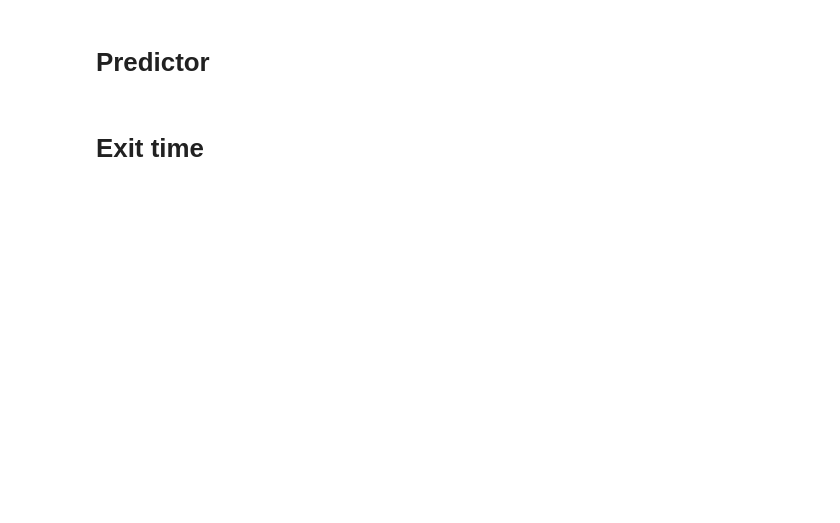
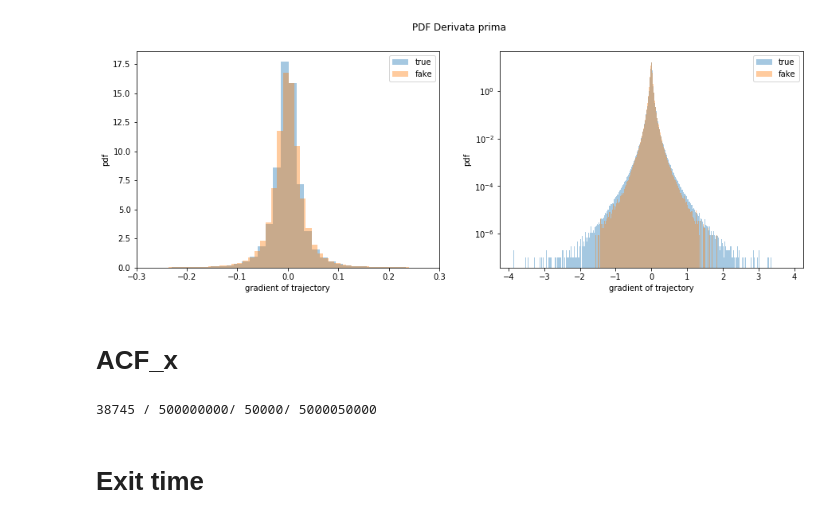
Before and after one commit to scarpma/lagrangian, a Jupyter notebook: gan_test.ipynb, the cells around one changed output. Drawn from its saved outputs; the diff is of its cells as text; code cells hidden in the pictures; blank space fills up the shorter version.

```diff
--- a/gan_test.ipynb
+++ b/gan_test.ipynb
@@ -41,4 +76,57 @@ generati 8.246832 -8.291642
+# %%
+fig, (ax1, ax2) = plt.subplots(1,2,figsize=(15,5))
+fig.suptitle('PDF Derivata prima')
+hist, bin_edges = load_pdf('data/pdf_ax')
+
+ax1.hist(bin_edges[:-1], bin_edges, weights=hist, alpha=0.4, label='true')
+ax1.hist(gm.flatten(), bins=300, label='fake', alpha=0.4, density=True)
+ax1.legend()
+ax1.set_xlabel('gradient of trajectory')
+ax1.set_ylabel('pdf')
+ax1.set_xlim([-0.3,0.3])
+
+ax2.hist(bin_edges[:-1], bin_edges, weights=hist, alpha=0.4, label='true')
+ax2.hist(gm.flatten(), bins=300, label='fake', alpha=0.4, density=True)
+ax2.legend()
+ax2.set_xlabel('gradient of trajectory')
+ax2.set_ylabel('pdf')
+ax2.set_yscale('log')
+
+fig.savefig(f'plots/gan_test_d1_{run}_{number}.png', fmt='png', dpi=100)
+plt.show()
+# %% [output]
+[figure, added]
 # %% [markdown]
-# Predictor
+# ACF_x
+# %%
+mean = np.load('../databases/velocities_acf_mean_and_std.npy')[0,:,0]
+std = np.load('../databases/velocities_acf_mean_and_std.npy')[1,:,0]
+plt.figure(figsize=(8,6))
+l, caps, c = plt.errorbar(np.arange(2000), mean, std, lw=0, marker='^', errorevery=40,
+                          ms=2, elinewidth=1, uplims=True, lolims=True, capsize=2, label='Real')
+for cap in caps:
+    cap.set_marker("_")
+
+try: acfs = np.load(f'data/acf_x_gen_{run}_{number}.npy')
+except:
+    acfs = acf_gen_x(gen)
+    np.save(f'data/acf_x_gen_{run}_{number}',acfs)
+
+mean = acfs.mean(axis=0)
+std = acfs.std(axis=0)
+l, caps, c = plt.errorbar(np.arange(2000), mean, std, lw=0, marker='^', errorevery=40,
+                          ms=2, elinewidth=1, uplims=True, lolims=True, capsize=2, label='Fake')
+for cap in caps:
+    cap.set_marker("_")
+
+plt.title('funzione autocorrelazione particelle lagrangiane x')
+plt.xlim([0,2000])
+plt.xlabel('tau')
+plt.legend()
+plt.ylabel('autocorrelazione')
+plt.savefig(f'plots/gan_test_acfx_{run}_{number}.png', fmt='png', dpi=100)
+plt.show()
+# %% [output]
+38745 / 500000000/ 50000/ 5000050000
 # %% [markdown]
 # Exit time
```
Also changed, not shown: parts of 14 cells of this notebook, 23 other files.
